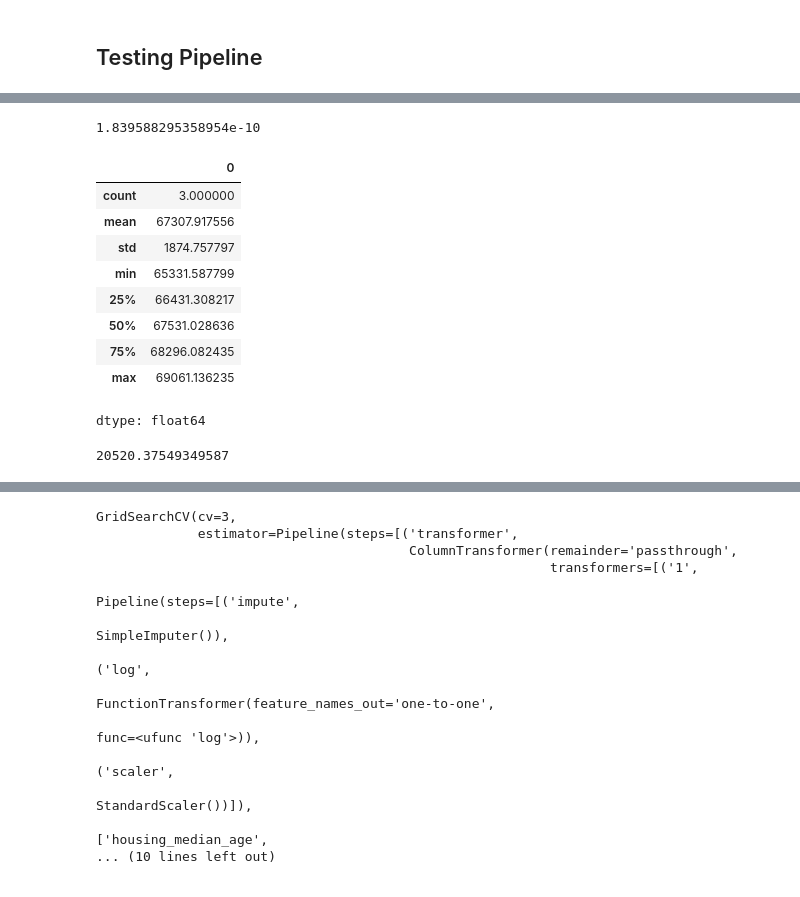
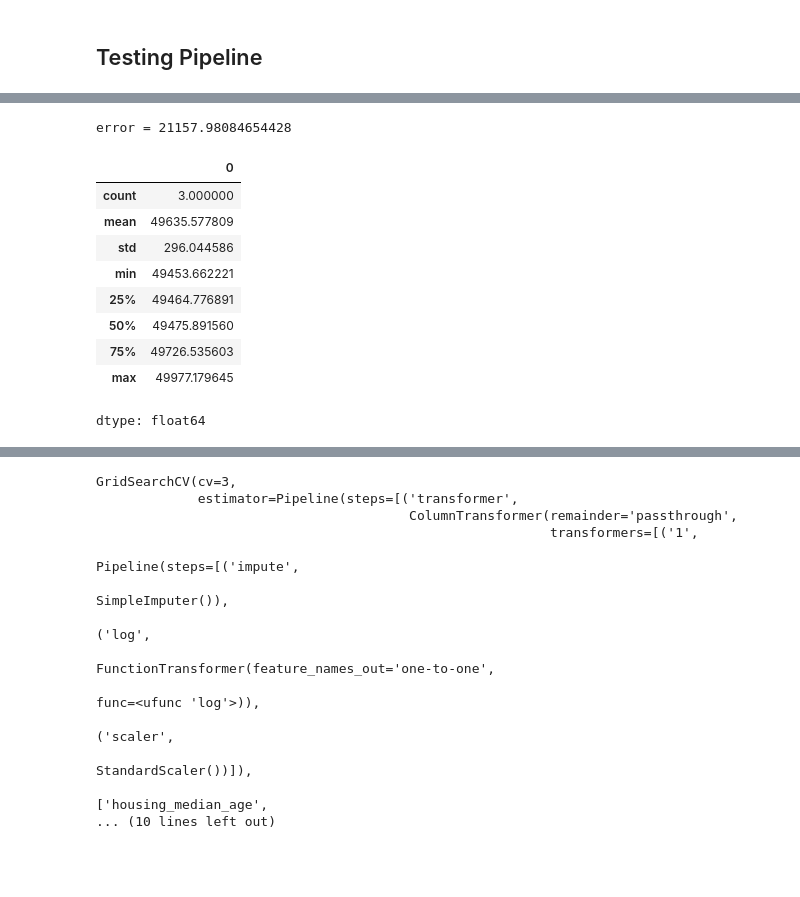
Before and after one commit to asrevo-applied-ml/basic-ml, a Jupyter notebook: e2e_ml.ipynb, the cells around one changed output, grey strips where cells are left out. Cells and saved outputs as stored; diff of their text form; code cells hidden in the pictures.

```diff
--- a/e2e_ml.ipynb
+++ b/e2e_ml.ipynb
@@ -357,14 +373,21 @@ dtype: float64
 # %%
 from sklearn.pipeline import make_pipeline
-from sklearn.tree import DecisionTreeRegressor
+from sklearn.ensemble import RandomForestRegressor
 from sklearn.preprocessing import FunctionTransformer
 from sklearn.compose import TransformedTargetRegressor
 from sklearn.metrics import root_mean_squared_error
 
-pipeline=Pipeline([("transformer",transformer),("model",TransformedTargetRegressor(regressor=DecisionTreeRegressor(),transformer=FunctionTransformer(func=np.log,inverse_func=np.exp)))])
-
-pipeline.fit(housing,housing_labels)
-housing_predicted_label=pipeline.predict(housing)
-root_mean_squared_error(housing_labels,housing_predicted_label)
+pipeline=Pipeline([("transformer",transformer),("model",TransformedTargetRegressor(regressor=RandomForestRegressor(n_estimators=20),transformer=FunctionTransformer(func=np.log,inverse_func=np.exp)))])
+evaluate(pipeline)
 # %% [output]
-1.839588295358954e-10
+error = 21157.98084654428
+|  | 0 |
+| count | 3.000000 |
+| mean | 49635.577809 |
+| std | 296.044586 |
+| min | 49453.662221 |
+| 25% | 49464.776891 |
+| 50% | 49475.891560 |
+| 75% | 49726.535603 |
+| max | 49977.179645 |
+dtype: float64
@@ -376,26 +393,0 @@ tree_rmses = -cross_val_score(pipeline, housing, housing_labels,
-# %%
-pd.Series(tree_rmses).describe()
-# %% [output]
-|  | 0 |
-| count | 3.000000 |
-| mean | 67307.917556 |
-| std | 1874.757797 |
-| min | 65331.587799 |
-| 25% | 66431.308217 |
-| 50% | 67531.028636 |
-| 75% | 68296.082435 |
-| max | 69061.136235 |
-dtype: float64
-# %%
-from sklearn.pipeline import make_pipeline
-from sklearn.ensemble import RandomForestRegressor
-from sklearn.preprocessing import FunctionTransformer
-from sklearn.compose import TransformedTargetRegressor
-from sklearn.metrics import root_mean_squared_error
-
-pipeline=Pipeline([("transformer",transformer),("model",TransformedTargetRegressor(regressor=RandomForestRegressor(n_estimators=20),transformer=FunctionTransformer(func=np.log,inverse_func=np.exp)))])
-pipeline.fit(housing,housing_labels)
-housing_predicted_label=pipeline.predict(housing)
-root_mean_squared_error(housing_labels,housing_predicted_label)
-# %% [output]
-20520.37549349587
```
Also changed, not shown: parts of 18 cells of this notebook.
